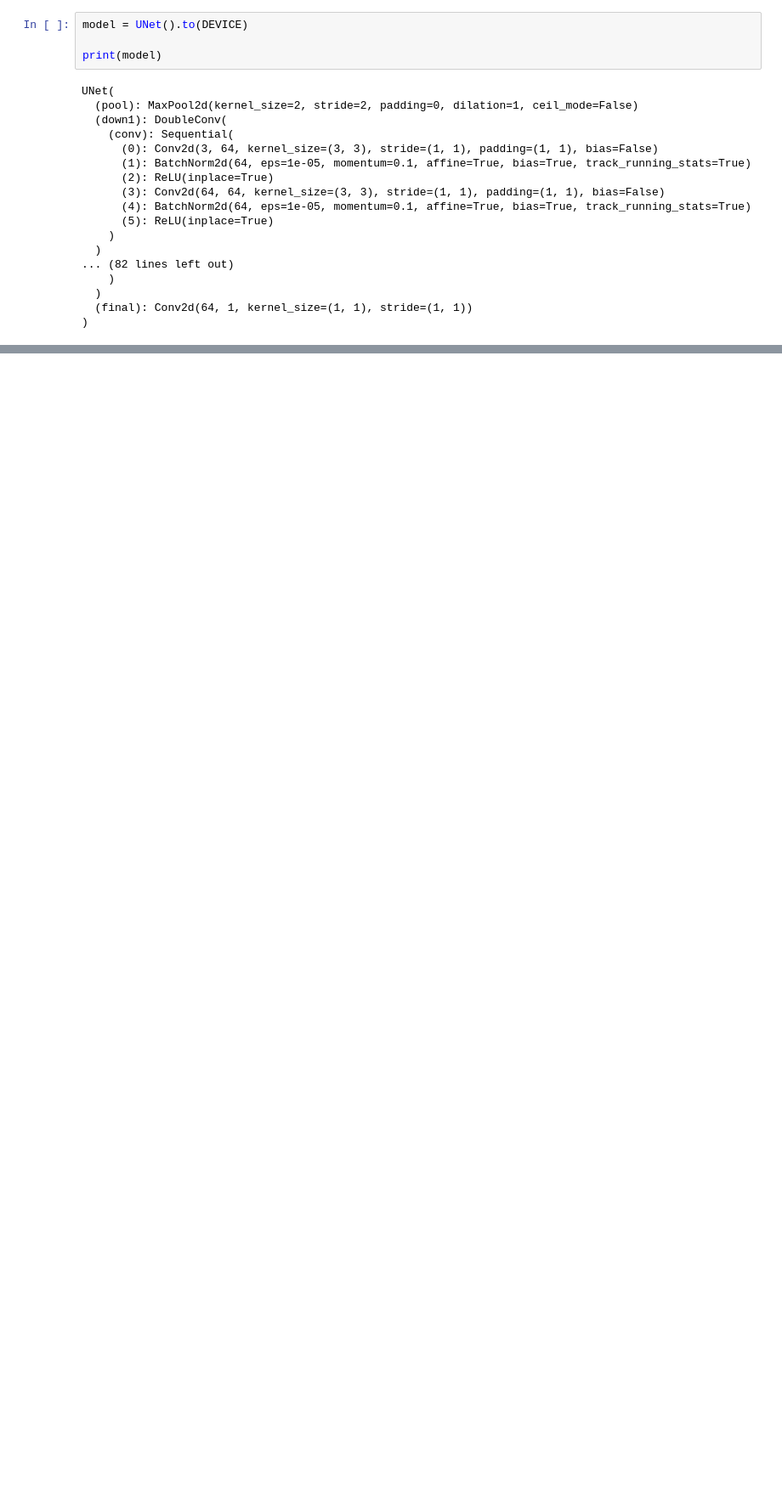
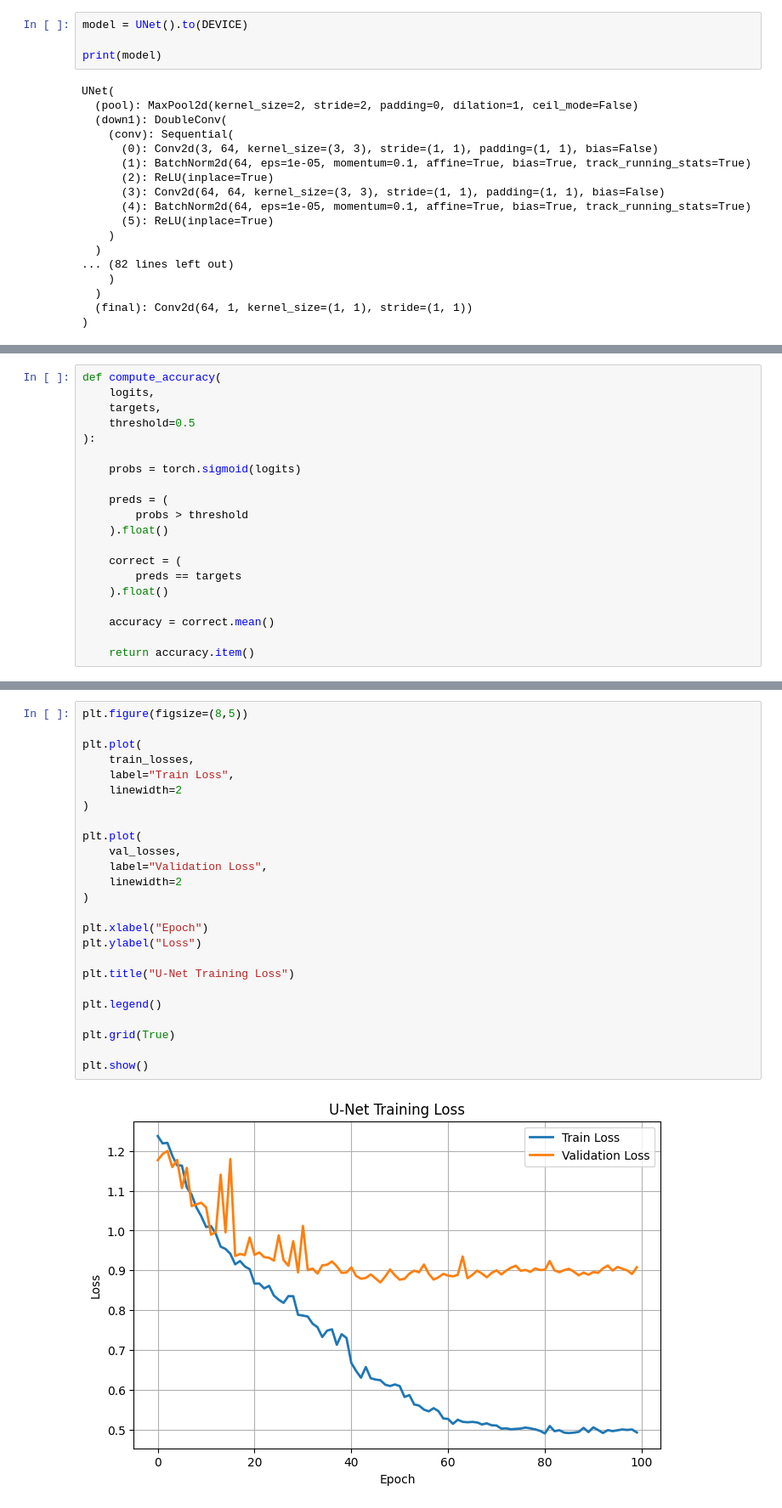
Before and after one commit to krixforge/FusionSAM-Flood-Mapping, a Jupyter notebook: notebooks/02_baseline_unet.ipynb, the cells around one changed output, grey strips where cells are left out. Shown at 85% size. Saved outputs shown, nothing was run; the diff lists cells and outputs as text; blank space fills up the shorter version.

```diff
--- a/notebooks/02_baseline_unet.ipynb
+++ b/notebooks/02_baseline_unet.ipynb
@@ -1220,0 +814,20 @@ visualize_predictions(
+# %%
+def compute_accuracy(
+    logits,
+    targets,
+    threshold=0.5
+):
+
+    probs = torch.sigmoid(logits)
+
+    preds = (
+        probs > threshold
+    ).float()
+
+    correct = (
+        preds == targets
+    ).float()
+
+    accuracy = correct.mean()
+
+    return accuracy.item()
@@ -1220,0 +1032,27 @@ visualize_predictions(
+# %%
+plt.figure(figsize=(8,5))
+
+plt.plot(
+    train_losses,
+    label="Train Loss",
+    linewidth=2
+)
+
+plt.plot(
+    val_losses,
+    label="Validation Loss",
+    linewidth=2
+)
+
+plt.xlabel("Epoch")
+plt.ylabel("Loss")
+
+plt.title("U-Net Training Loss")
+
+plt.legend()
+
+plt.grid(True)
+
+plt.show()
+# %% [output]
+[figure, added]
```
Also changed, not shown: parts of 49 cells of this notebook, 1 other file.
